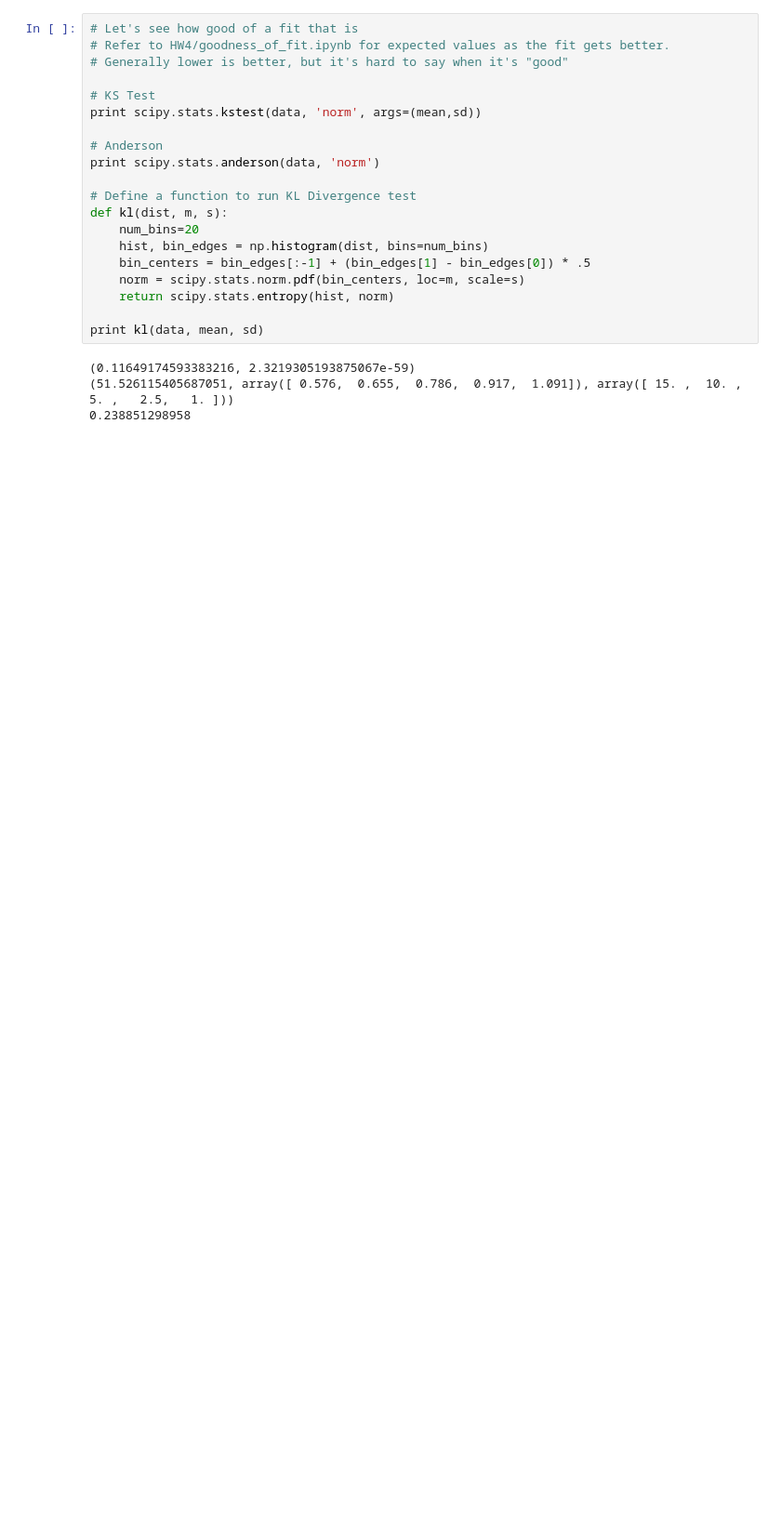
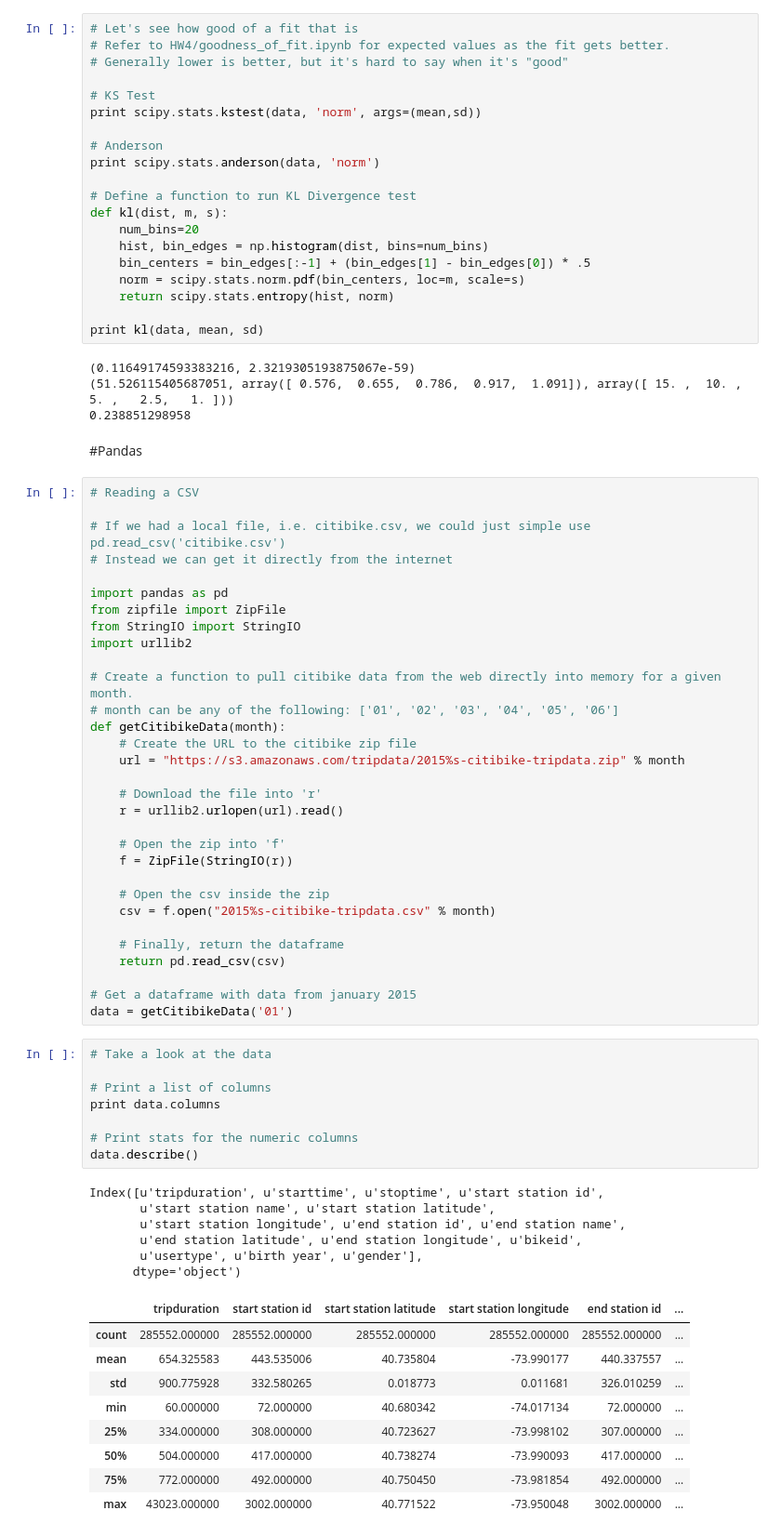
Before and after one commit to docmarionum1/python-data-science-primer, a Jupyter notebook: cheatsheet.ipynb, the cells around one changed output. Shown at 93% size. Drawn from its saved outputs; the diff is of its cells as text; blank space fills up the shorter version.

Commit message:
Working on Pandas

```diff
--- a/cheatsheet.ipynb
+++ b/cheatsheet.ipynb
@@ -296,3 +296,60 @@ print kl(data, mean, sd)
 (0.11649174593383216, 2.3219305193875067e-59)
 (51.526115405687051, array([ 0.576,  0.655,  0.786,  0.917,  1.091]), array([ 15. ,  10. ,   5. ,   2.5,   1. ]))
 0.238851298958
+# %% [markdown]
+#Pandas
+# %%
+# Reading a CSV
+
+# If we had a local file, i.e. citibike.csv, we could just simple use pd.read_csv('citibike.csv')
+# Instead we can get it directly from the internet
+
+import pandas as pd
+from zipfile import ZipFile
+from StringIO import StringIO
+import urllib2
+
+# Create a function to pull citibike data from the web directly into memory for a given month.
+# month can be any of the following: ['01', '02', '03', '04', '05', '06']
+def getCitibikeData(month):
+    # Create the URL to the citibike zip file
+    url = "https://s3.amazonaws.com/tripdata/2015%s-citibike-tripdata.zip" % month
+
+    # Download the file into 'r'
+    r = urllib2.urlopen(url).read()
+
+    # Open the zip into 'f'
+    f = ZipFile(StringIO(r))
+
+    # Open the csv inside the zip
+    csv = f.open("2015%s-citibike-tripdata.csv" % month)
+
+    # Finally, return the dataframe
+    return pd.read_csv(csv)
+
+# Get a dataframe with data from january 2015
+data = getCitibikeData('01')
+# %%
+# Take a look at the data
+
+# Print a list of columns
+print data.columns
+
+# Print stats for the numeric columns
+data.describe()
+# %% [output]
+Index([u'tripduration', u'starttime', u'stoptime', u'start station id',
+       u'start station name', u'start station latitude',
+       u'start station longitude', u'end station id', u'end station name',
+       u'end station latitude', u'end station longitude', u'bikeid',
+       u'usertype', u'birth year', u'gender'],
+      dtype='object')
+|  | tripduration | start station id | start station latitude | start station longitude | end station id | ... |
+| count | 285552.000000 | 285552.000000 | 285552.000000 | 285552.000000 | 285552.000000 | ... |
+| mean | 654.325583 | 443.535006 | 40.735804 | -73.990177 | 440.337557 | ... |
+| std | 900.775928 | 332.580265 | 0.018773 | 0.011681 | 326.010259 | ... |
+| min | 60.000000 | 72.000000 | 40.680342 | -74.017134 | 72.000000 | ... |
+| 25% | 334.000000 | 308.000000 | 40.723627 | -73.998102 | 307.000000 | ... |
+| 50% | 504.000000 | 417.000000 | 40.738274 | -73.990093 | 417.000000 | ... |
+| 75% | 772.000000 | 492.000000 | 40.750450 | -73.981854 | 492.000000 | ... |
+| max | 43023.000000 | 3002.000000 | 40.771522 | -73.950048 | 3002.000000 | ... |
```
Also changed, not shown: parts of 6 cells of this notebook.
